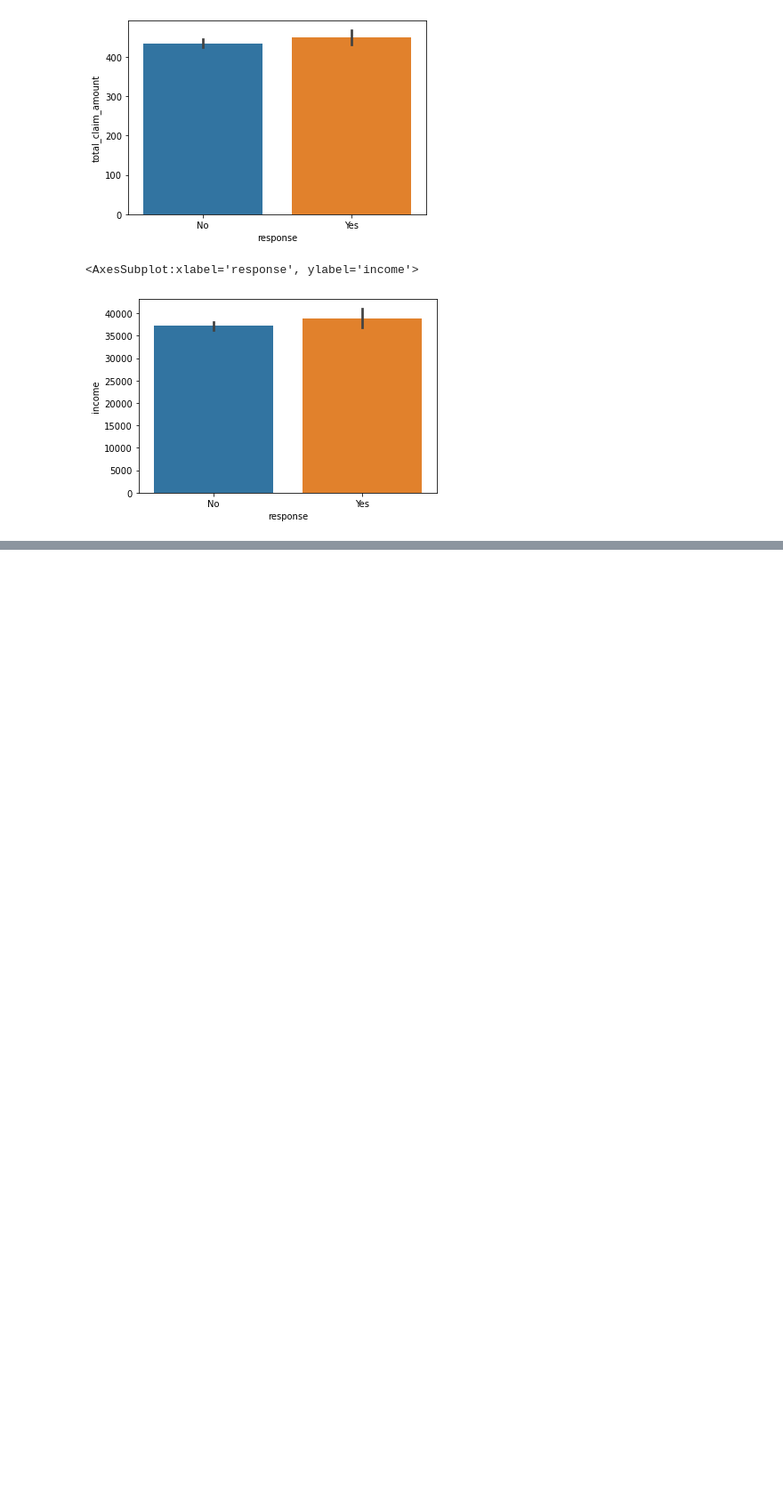
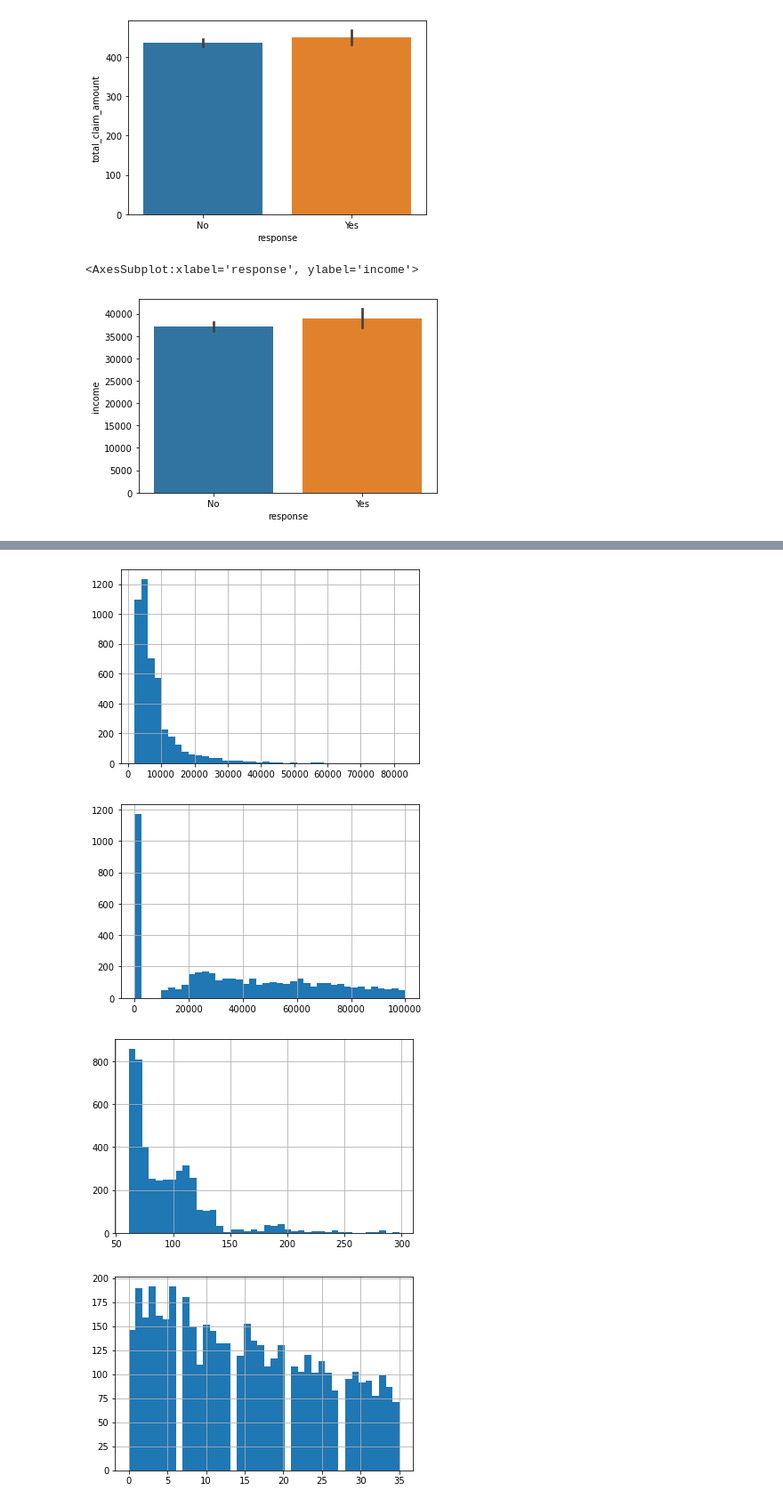
Before and after one commit to nataschaberg/lab-customer-analysis, a Jupyter notebook: exercises/data_cleaning_round_2.ipynb, the cells around one changed output, grey strips where cells are left out. Shown at 89% size. Cells and saved outputs as stored; diff of their text form; code cells hidden in the pictures; blank space fills up the shorter version.

```diff
--- a/exercises/data_cleaning_round_2.ipynb
+++ b/exercises/data_cleaning_round_2.ipynb
@@ -230,0 +266,9 @@ sns.barplot(x="response", y="income", data=df)
+# %%
+for column in data_types['numerical']:
+    df[column].hist(bins=40)
+    plt.show()
+# %% [output]
+[figure, added]
+[figure, added]
+[figure, added]
+[figure, added]
```
Also changed, not shown: parts of 12 cells of this notebook.
